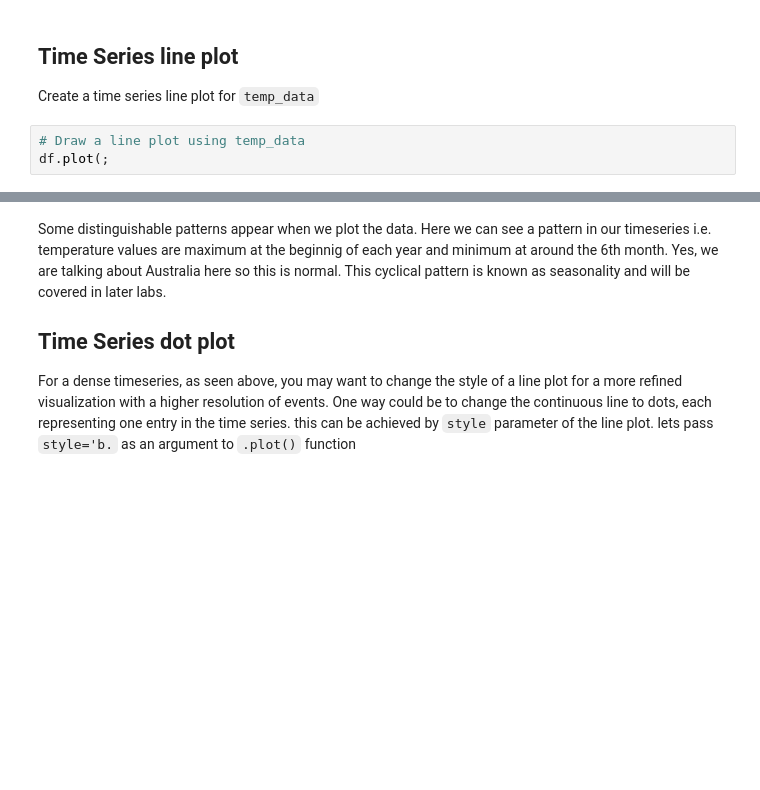
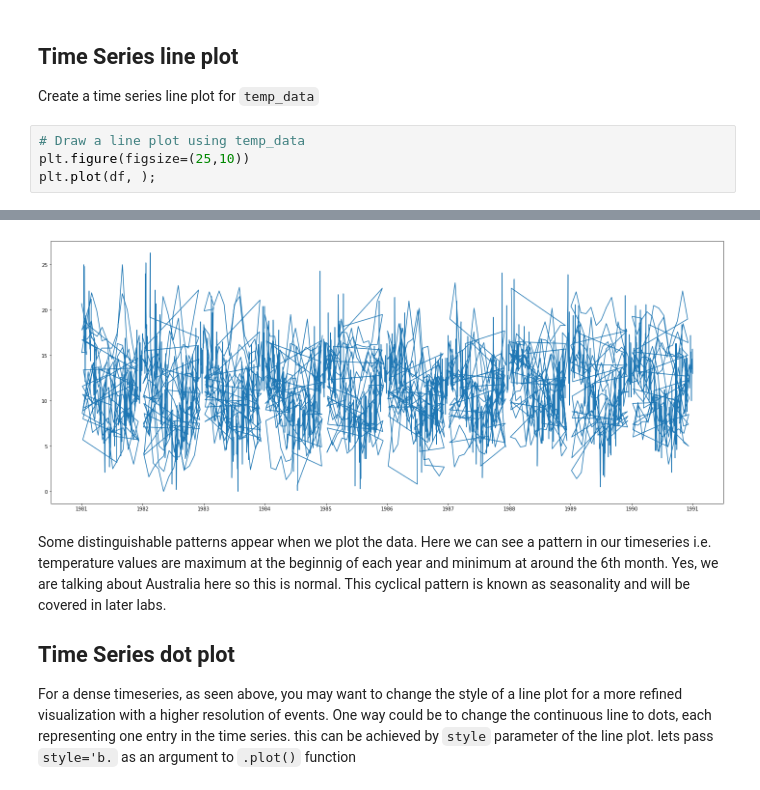
Before and after one commit to MarcSchneider71/dsc-3-25-04-visualizing-time-series-data-lab-nyc-ds-career-012819, a Jupyter notebook: index.ipynb, the cells around one changed output, grey strips where cells are left out. Cells and saved outputs as stored; diff of their text form; blank space fills up the shorter version.

```diff
--- a/index.ipynb
+++ b/index.ipynb
@@ -50,5 +50,6 @@ Check the info again
 Create a time series line plot for `temp_data`
 # %%
 # Draw a line plot using temp_data
-df.plot(;
+plt.figure(figsize=(25,10))
+plt.plot(df, );
 # %% [output]
@@ -56,3 +56,4 @@ SyntaxError: invalid syntax (<ipython-input-15-1718fb638def>, line 2)
+[figure, added]
 # %% [markdown]
 Some distinguishable patterns appear when we plot the data. Here we can see a pattern in our timeseries i.e. temperature values are maximum at the beginnig of each year and minimum at around the 6th month. Yes, we are talking about Australia here so this is normal. This cyclical pattern is known as seasonality and will be covered in later labs.
 
```
Also changed, not shown: parts of 1 cell of this notebook.
